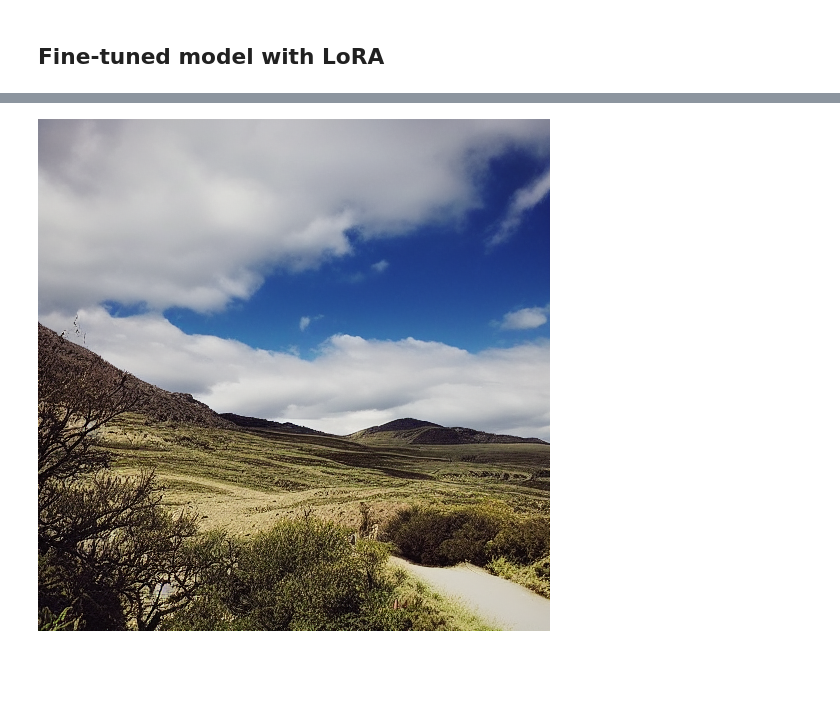
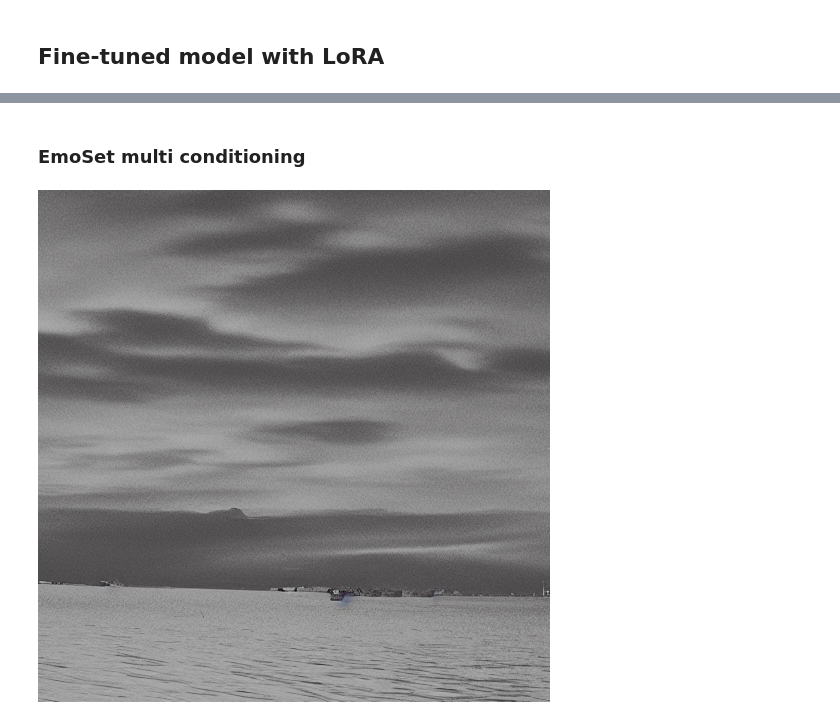
Before and after one commit to yuliya1324/EmotionalPortraitsGeneration, a Jupyter notebook: inference.ipynb, the cells around one changed output, grey strips where cells are left out. Cells and saved outputs as stored; diff of their text form; code cells hidden in the pictures; blank space fills up the shorter version.

```diff
--- a/inference.ipynb
+++ b/inference.ipynb
@@ -1,9 +1,11 @@
 # %%
+# !export HF_HOME="/Data/iuliia.korotkova/huggingface"
+
 import torch
 from diffusers import StableDiffusionPipeline, DPMSolverMultistepScheduler
 
 model_base = "CompVis/stable-diffusion-v1-4"
-pipe = StableDiffusionPipeline.from_pretrained(model_base, torch_dtype=torch.float16)
+pipe = StableDiffusionPipeline.from_pretrained(model_base, torch_dtype=torch.float16, cache_dir="/Data/iuliia.korotkova/huggingface")
 pipe.scheduler = DPMSolverMultistepScheduler.from_config(pipe.scheduler.config)
 # %% [markdown]
 ## Baseline
@@ -74,8 +80,10 @@ emotions = {
 for i, emotion in emotions.items():
     image = pipe(emotion, num_inference_steps=25).images[0]
     image.save(f"output/{emotion}_emoset.png")
+# %% [markdown]
+### EmoSet multi conditioning
 # %%
-model_path = "/Data/iuliia.korotkova/output/exp_emoset_embed/pytorch_lora_weights.safetensors"
+model_path = "/Data/iuliia.korotkova/output/exp_emoset_beginning/pytorch_lora_weights.safetensors"
 
 pipe.unet.load_attn_procs(model_path)
 pipe.to("cuda");
@@ -83,15 +91,18 @@ pipe.to("cuda");
 from torch import nn
 
 emotion_embedding = nn.Embedding(8, pipe.text_encoder.config.hidden_size)
-emotion_embedding.load_state_dict(torch.load('/Data/iuliia.korotkova/output/exp_emoset_embed/emotion_embedding.pth'))
+emotion_embedding.load_state_dict(torch.load('/Data/iuliia.korotkova/output/exp_emoset_beginning/emotion_embedding.pth'))
 emotion_embedding.eval()
 emotion_embedding.to("cuda");
+# %%
+generator = torch.Generator(device="cuda")
+generator = generator.manual_seed(1234)
 # %%
 from train_text_to_image_lora import generate_with_emotion
 # %%
-emotion_id = 4
+emotion_id = 7
 prompt = "a photo of a landscape"
 
-generate_with_emotion(pipe, emotion_embedding, prompt, emotion_id, num_inference_steps=25)
+generate_with_emotion(pipe, emotion_embedding, prompt, emotion_id, num_inference_steps=25, generator=generator)
 # %% [output]
-[figure, old version]
+[figure, new version]
```
Also changed, not shown: parts of 4 cells of this notebook, 5 other files.
